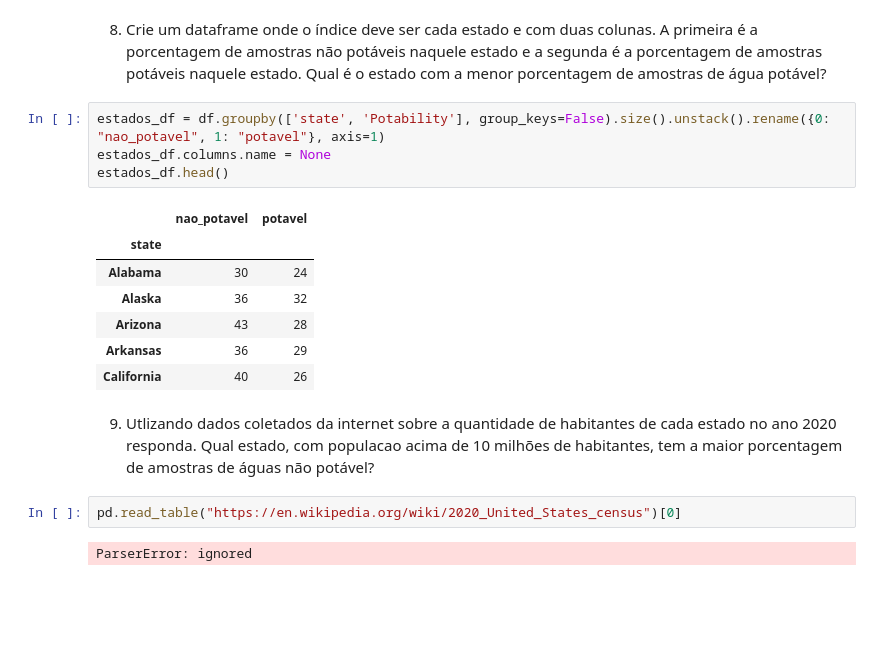
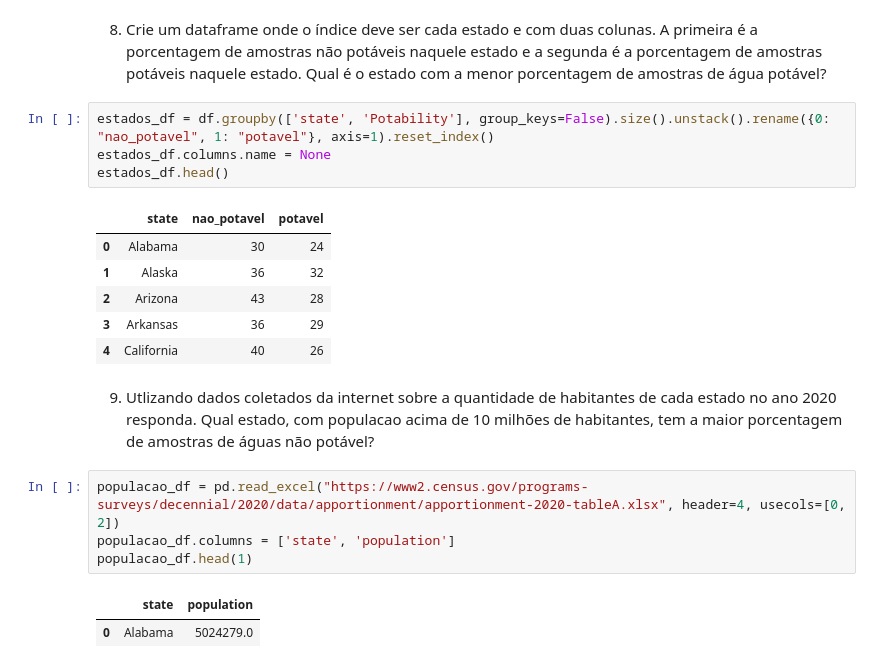
Before and after one commit to k3lvin-os/avaliacao1qads, a Jupyter notebook: Avaliacao.ipynb, the cells around one changed output. Cells and saved outputs as stored; diff of their text form; blank space fills up the shorter version.

```diff
--- a/Avaliacao.ipynb
+++ b/Avaliacao.ipynb
@@ -169,20 +150,22 @@ Para turbidez abaixo da média,  648 amostras são potáveis contra 1012.
 # %% [markdown]
 8. Crie um dataframe onde o índice deve ser cada estado e com duas colunas. A primeira é a porcentagem de amostras não potáveis naquele estado e a segunda é a porcentagem de amostras potáveis naquele estado. Qual é o estado com a menor porcentagem de amostras de água potável?
 # %%
-estados_df = df.groupby(['state', 'Potability'], group_keys=False).size().unstack().rename({0: "nao_potavel", 1: "potavel"}, axis=1)
+estados_df = df.groupby(['state', 'Potability'], group_keys=False).size().unstack().rename({0: "nao_potavel", 1: "potavel"}, axis=1).reset_index()
 estados_df.columns.name = None
 estados_df.head()
 # %% [output]
-|  | nao_potavel | potavel |
-| state |  |  |
-| Alabama | 30 | 24 |
-| Alaska | 36 | 32 |
-| Arizona | 43 | 28 |
-| Arkansas | 36 | 29 |
-| California | 40 | 26 |
+|  | state | nao_potavel | potavel |
+| 0 | Alabama | 30 | 24 |
+| 1 | Alaska | 36 | 32 |
+| 2 | Arizona | 43 | 28 |
+| 3 | Arkansas | 36 | 29 |
+| 4 | California | 40 | 26 |
 # %% [markdown]
 9. Utlizando dados coletados da internet sobre a quantidade de habitantes de cada estado no ano 2020 responda. Qual estado, com populacao acima de 10 milhões de habitantes, tem a maior porcentagem de amostras de águas não potável?
 # %%
-pd.read_table("https://en.wikipedia.org/wiki/2020_United_States_census")[0]
+populacao_df = pd.read_excel("https://www2.census.gov/programs-surveys/decennial/2020/data/apportionment/apportionment-2020-tableA.xlsx", header=4, usecols=[0, 2])
+populacao_df.columns = ['state', 'population']
+populacao_df.head(1)
 # %% [output]
-ParserError: ignored
+|  | state | population |
+| 0 | Alabama | 5024279.0 |
```
Also changed, not shown: parts of 6 cells of this notebook.
